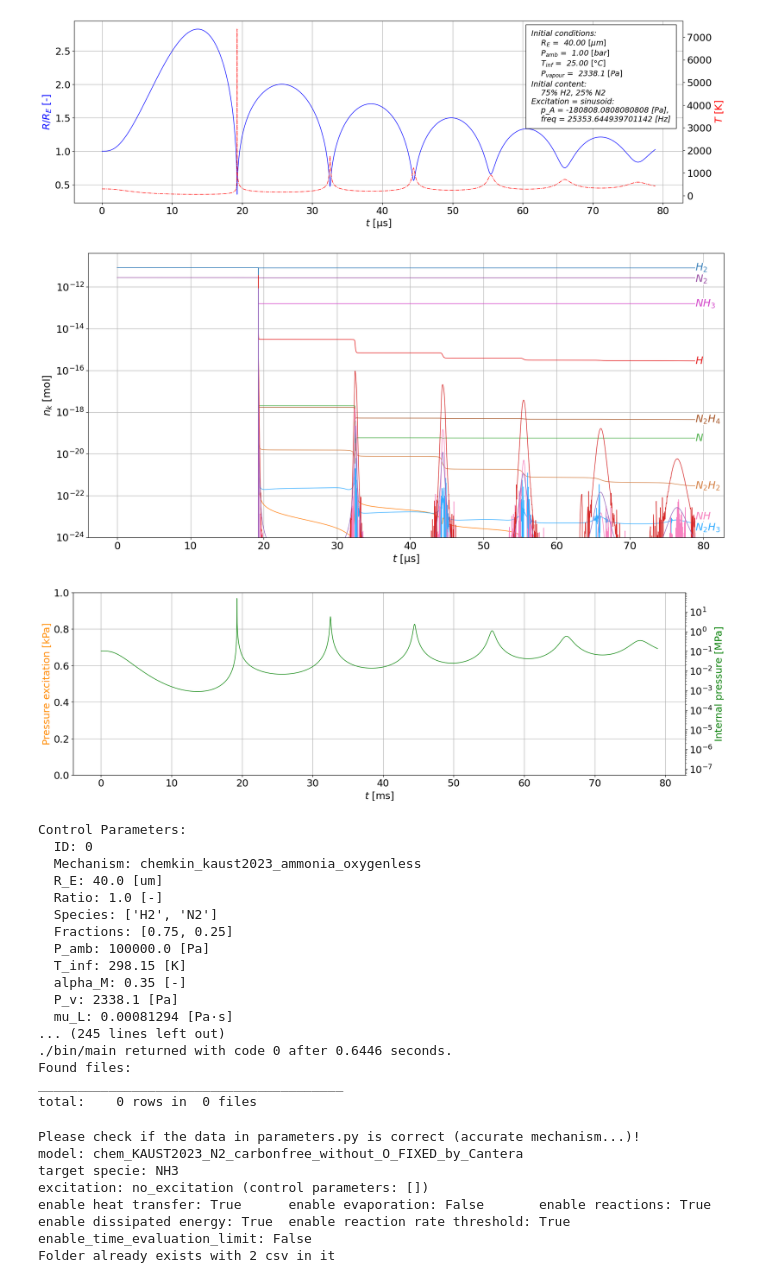
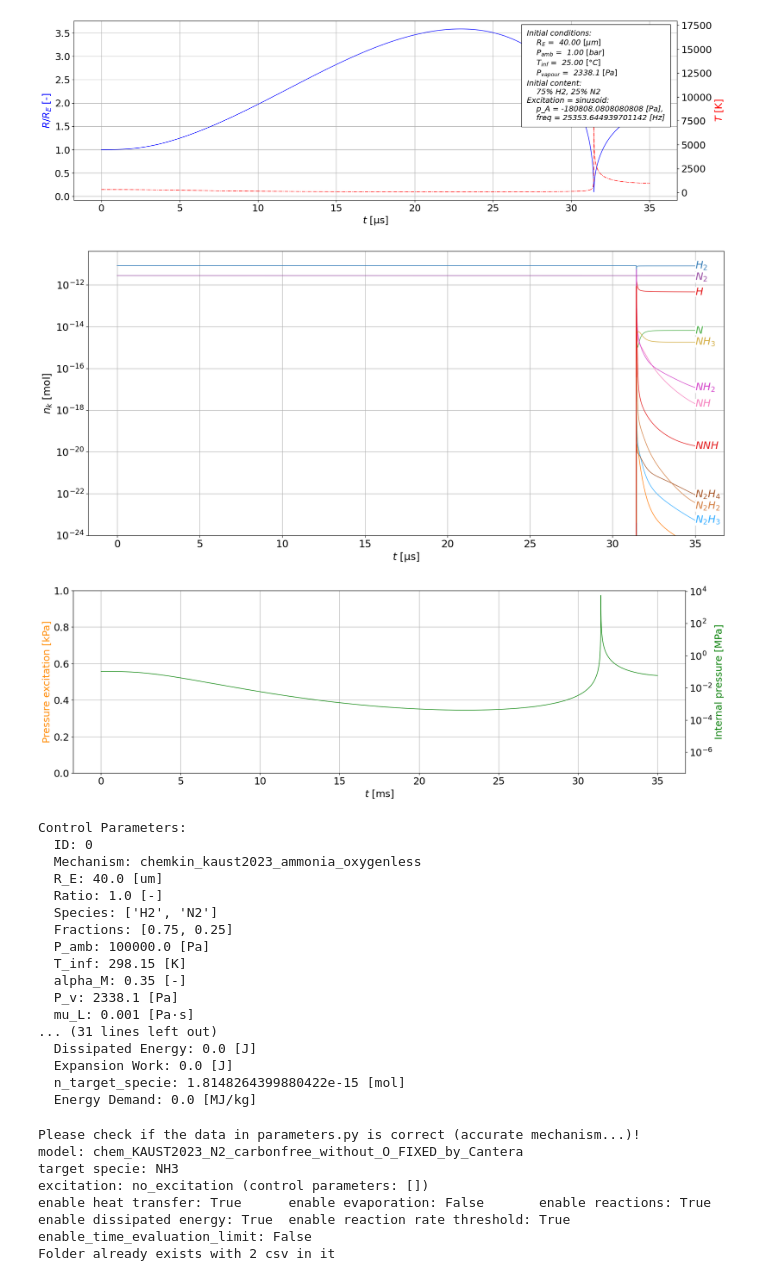
Before and after one commit to kozakaron/Bubble_dynamics_simulation_CPP, a Jupyter notebook: python_run.ipynb, the cells around one changed output. Drawn from its saved outputs; the diff is of its cells as text; code cells hidden in the pictures.

```diff
--- a/python_run.ipynb
+++ b/python_run.ipynb
@@ -14,11 +14,11 @@ cpar = {'ID': 0,
  'T_inf': 298.15, #5000.0,
  'alpha_M': 0.35,
  'P_v': 2338.1,
- 'mu_L': -1.0,#0.001,
+ 'mu_L': 0.001,#-1.0,#
  'nu_L': 1.0, #cSt
- 'rho_0': -1.0,#998.2,
- 'c_0': -1.0,#1483.0,
- 'sigma_var': -1.0,
+ 'rho_0': 998.2, #-1.0,#
+ 'c_0': 1483.0,#-1.0,#
+ 'sigma_var': 0.0728,#-1.0,
  'surfactant': 1.0,
  'enable_heat_transfer': False,
  'enable_evaporation': False,
@@ -34,7 +34,7 @@ cpar = {'ID': 0,
  'R_and_R_dot_from_file': 1, #0: nothing to read in, chemistry is coupled to bubble dynamics; 1: R is read in, R_dot is calculated from the Lagrange interpolation polynomial
  'rows': 1,
  'cols': 1,
- 'file_name': 'test.csv', #'R40_Minimal_P1.8_ALPACA.csv',#'R40_Minimal_P1.8_nincskemia_kidolgozva.csv',#'R40_Qon_ALPACA_fine_kidolgozva.csv',#'output_01.csv',#'output_50.csv'
+ 'file_name': 'R40_Minimal_P1.8_ALPACA_O2N9R5.csv',#'R40_Minimal_P1.8_ALPACA_O2N9.csv',#'test.csv', #'R40_Minimal_P1.8_ALPACA.csv',#'R40_Minimal_P1.8_nincskemia_kidolgozva.csv',#'R40_Qon_ALPACA_fine_kidolgozva.csv'
  'const_V' : 0,      # 0: V is not constant, 1: V is constant";
  'const_T' : 0, # 0: T is not constant, 1: T is constant";
  'EoS_liquid': 'NASG' #'Tait' or 'NASG'
@@ -42,7 +42,7 @@ cpar = {'ID': 0,
 print(cpar['file_name'])
 print('Please check, where you R_dotdot read in from!')
 
-data=api.run_simulation(cpar,executable_path="./bin/main",t_max=0.0000788841,timeout=3000.0,save_steps=True)
+data=api.run_simulation(cpar,executable_path="./bin/main",t_max=0.000035,timeout=3000.0,save_steps=True)
 #cpar: dict, json_path: str = 'ignore.json', executable_path: str = './bin/main', t_max: float = 1.0, timeout: float = 60.0, save_steps: bool = True, save_jacobian: bool = False, show_output: bool = True
 api.plot(data)
 
@@ -53,13 +53,14 @@ ps['R_E'] = {"type": "Const", "value": 0.0621}#40.0e-6}
 ps['ratio'] = {"type": "Const", "value": 1.0}
 ps['species'] = ['H2','N2']
 ps['fractions'] = [0.75,0.25]
-ps['P_amb'] =  {"type": "Const", "value": 1.0e5}#{"type":"LogRange","start":1.0e5,"end":1.0e10,"num_steps":2}#
-ps['T_inf'] =  {"type": "Const", "value": 298.15}#{"type":"LinearRange","start":1000,"end":6000,"num_steps":2}#
 ps['alpha_M'] = {"type": "Const", "value": 0.35}
 ps['P_v'] = {"type": "Const", "value": 2338.1}
 
-ps['nu_L'] = {"type":"LinearRange","start":0.1,"end":0.3,"num_steps":10}#{"type": "Const", "value": 1.0}
+ps['P_amb'] =  {"type": "Const", "value": 1.0e5}#{"type":"LogRange","start":1.0e5,"end":1.0e10,"num_steps":2}#
+ps['T_inf'] =  {"type": "Const", "value": 298.15}#{"type":"LinearRange","start":1000,"end":6000,"num_steps":2}#
+ps['nu_L'] = {"type": "Const", "value": 0.65} #{"type":"LinearRange","start":0.1,"end":0.3,"num_steps":10}#
 ps['mu_L'] = {"type": "Const", "value": -1.0} #0.001
+
 ps['rho_0'] = {"type": "Const", "value": -1.0} #998.2
 ps['c_0'] = {"type": "Const", "value": -1.0} #1483.0
 ps['sigma_var'] = {"type": "Const", "value": -1.0} #0.07197 for water
@@ -73,8 +74,8 @@ ps['enable_rate_thresholding'] = True
 ps['target_specie'] = 'NH3'
 ps['excitation_type'] = 'sinusoid'
 ps['excitation_params'] = [
-    {"type":"LinearRange","start":-1.0e5,"end":-3.0e5,"num_steps":2},#-2.12121e5}, #p_A
-    {"type":"LogRange","start":20.0e3,"end":200.0e3,"num_steps":2}#{"type": "Const", "value": 25.0e3}#45.4031e3} #freq
+    {"type":"LinearRange","start":-1.0e5,"end":-3.0e5,"num_steps":100},#-2.12121e5}, #p_A
+    {"type": "Const", "value": 25.0e3}# {"type":"LogRange","start":20.0e3,"end":200.0e3,"num_steps":100}#45.4031e3} #freq
 ]
 ps['excitation_cycles'] = {"type": "Const", "value": 1.0}
 ps['ramp_up_cycles'] = {"type": "Const", "value": 0.0}
@@ -90,8 +91,8 @@ ps['EoS_liquid'] = 'NASG'
 
 #datas=api.read_parameter_study('par_study1/')
 
-api.run_parameter_study(ps,t_max=0.0000788841,timeout=3000.0) #,save_directory='par_study'
+#api.run_parameter_study(ps,t_max=0.0000788841,timeout=3000.0) #,save_directory='par_study'
 
-datas=api.read_parameter_study('par_study1/')
+#datas=api.read_parameter_study('par_study1/')
 # %% [output]
 executable_path='./bin/main', system='wsl'
@@ -107,6 +106,6 @@ Please check, where you R_dotdot read in from!
-[figure, old version]
+[figure, new version]
-[figure, old version]
+[figure, new version]
-[figure, old version]
+[figure, new version]
 Control Parameters:
   ID: 0
   Mechanism: chemkin_kaust2023_ammonia_oxygenless
@@ -118,12 +117,12 @@ Control Parameters:
   T_inf: 298.15 [K]
   alpha_M: 0.35 [-]
   P_v: 2338.1 [Pa]
-  mu_L: 0.00081294 [Pa·s]
-... (245 lines left out)
-./bin/main returned with code 0 after 0.6446 seconds.
-Found files:
-_______________________________________
-total:    0 rows in  0 files
+  mu_L: 0.001 [Pa·s]
+... (31 lines left out)
+  Dissipated Energy: 0.0 [J]
+  Expansion Work: 0.0 [J]
+  n_target_specie: 1.8148264399880422e-15 [mol]
+  Energy Demand: 0.0 [MJ/kg]
 # %%
 api.run_parameter_study(ps,t_max=1.0e-7,timeout=3000.0) #,save_directory='par_study'
 
```
Also changed, not shown: parts of 1 cell of this notebook, 1 other file.
